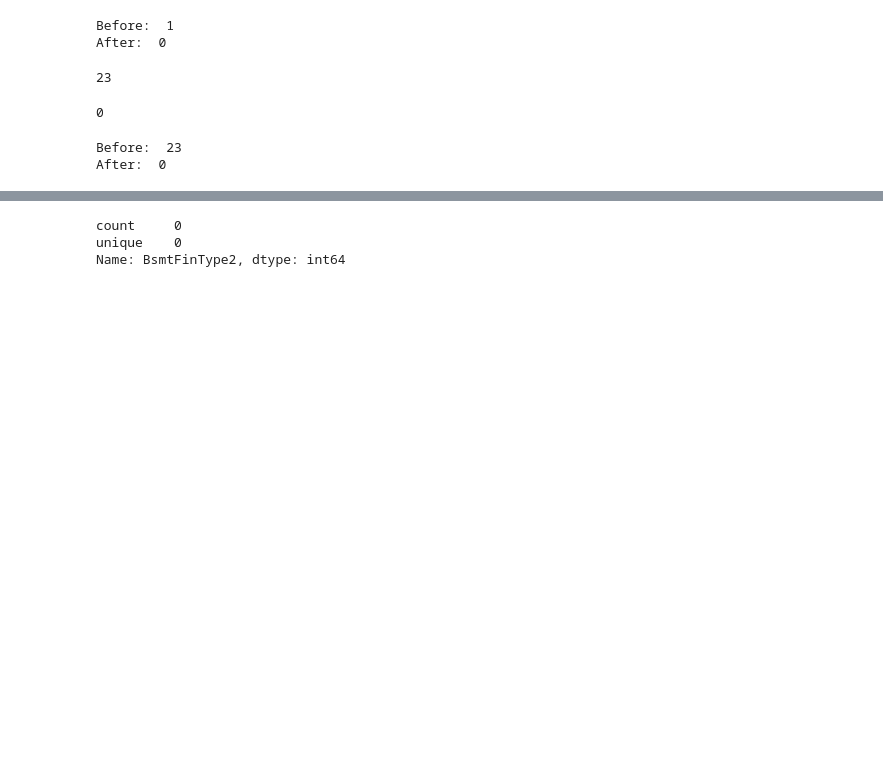
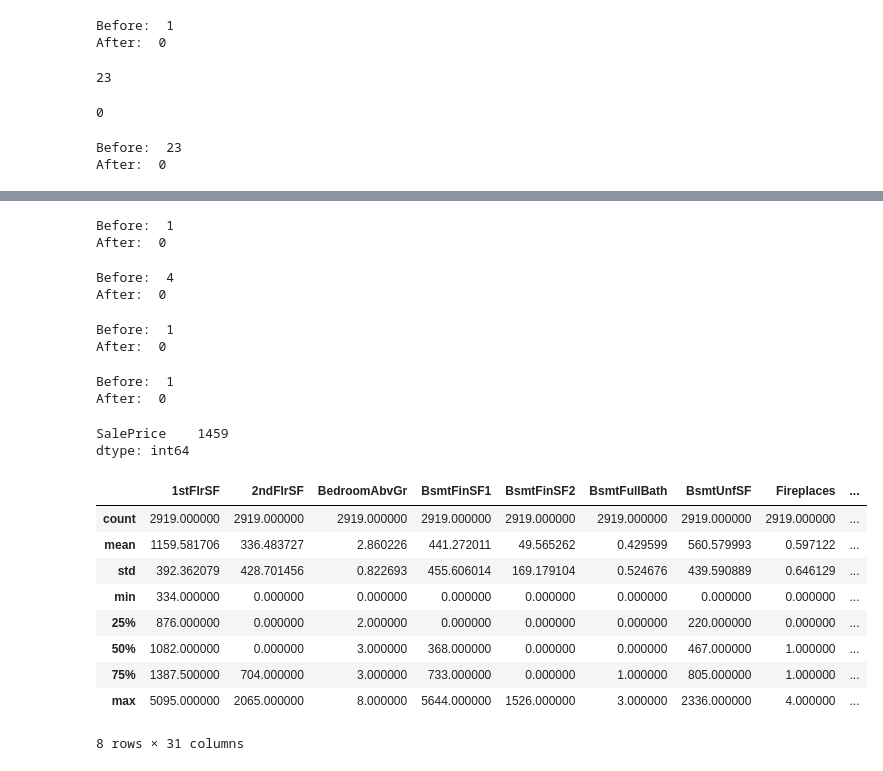
Before and after one commit to harimindi/Ames-Housing-Data, a Jupyter notebook: Ames Housing Dataset.ipynb, the cells around one changed output, grey strips where cells are left out. Saved outputs shown, nothing was run; the diff lists cells and outputs as text; code cells hidden in the pictures; blank space fills up the shorter version.

```diff
--- a/Ames Housing Dataset.ipynb
+++ b/Ames Housing Dataset.ipynb
@@ -383,0 +445,34 @@ df['BsmtFinType2'].isnull().count() # wrong step
+# %%
+print('Before: ', df['KitchenQual'].isnull().sum())
+df['KitchenQual'].fillna(df['KitchenQual'].mode()[0], inplace= True)
+print('After: ', df['KitchenQual'].isnull().sum())
+# %% [output]
+Before:  1
+After:  0
+# %%
+print('Before: ', df['MSZoning'].isnull().sum())
+df['MSZoning'].fillna(df['MSZoning'].mode()[0], inplace= True)
+print('After: ', df['MSZoning'].isnull().sum())
+# %% [output]
+Before:  4
+After:  0
+# %%
+print('Before: ', df['SaleType'].isnull().sum())
+df['SaleType'].fillna(df['SaleType'].mode()[0], inplace= True)
+print('After: ', df['SaleType'].isnull().sum())
+# %% [output]
+Before:  1
+After:  0
+# %%
+print('Before: ', df['TotalBsmtSF'].isnull().sum())
+df['TotalBsmtSF'].fillna(round(df['TotalBsmtSF'].mean()), inplace= True)
+print('After: ', df['TotalBsmtSF'].isnull().sum())
+# %% [output]
+Before:  1
+After:  0
+# %%
+miss_col = df.columns[df.isnull().any()]
+df[miss_col].isnull().sum()
+# %% [output]
+SalePrice    1459
+dtype: int64
@@ -384,6 +481,13 @@ df['BsmtFinType2'].isnull().count() # wrong step
 # %%
-df['BsmtFinType2'].describe()
+df.describe()
 # %% [output]
+|  | 1stFlrSF | 2ndFlrSF | BedroomAbvGr | BsmtFinSF1 | BsmtFinSF2 | BsmtFullBath | BsmtUnfSF | Fireplaces | ... |
+| count | 2919.000000 | 2919.000000 | 2919.000000 | 2919.000000 | 2919.000000 | 2919.000000 | 2919.000000 | 2919.000000 | ... |
+| mean | 1159.581706 | 336.483727 | 2.860226 | 441.272011 | 49.565262 | 0.429599 | 560.579993 | 0.597122 | ... |
+| std | 392.362079 | 428.701456 | 0.822693 | 455.606014 | 169.179104 | 0.524676 | 439.590889 | 0.646129 | ... |
+| min | 334.000000 | 0.000000 | 0.000000 | 0.000000 | 0.000000 | 0.000000 | 0.000000 | 0.000000 | ... |
+| 25% | 876.000000 | 0.000000 | 2.000000 | 0.000000 | 0.000000 | 0.000000 | 220.000000 | 0.000000 | ... |
+| 50% | 1082.000000 | 0.000000 | 3.000000 | 368.000000 | 0.000000 | 0.000000 | 467.000000 | 1.000000 | ... |
+| 75% | 1387.500000 | 704.000000 | 3.000000 | 733.000000 | 0.000000 | 1.000000 | 805.000000 | 1.000000 | ... |
+| max | 5095.000000 | 2065.000000 | 8.000000 | 5644.000000 | 1526.000000 | 3.000000 | 2336.000000 | 4.000000 | ... |
-count     0
-unique    0
-Name: BsmtFinType2, dtype: int64
+8 rows × 31 columns
```
Also changed, not shown: parts of 20 cells of this notebook.
